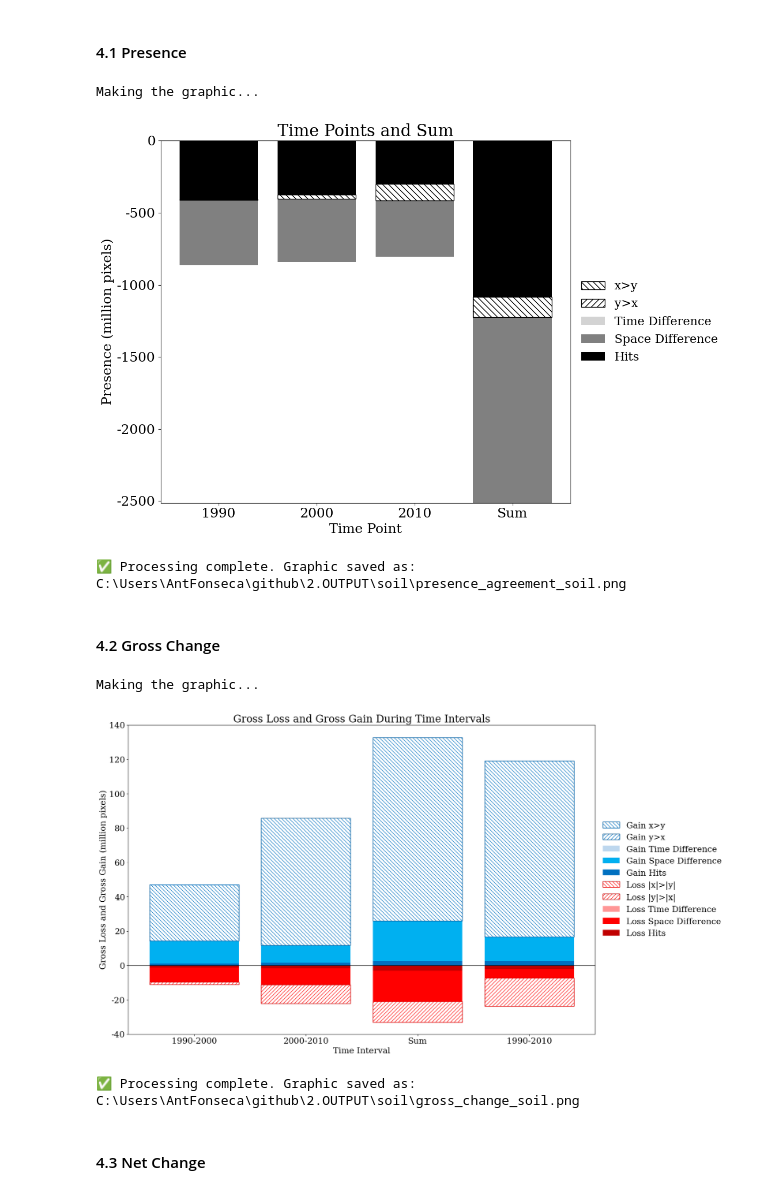
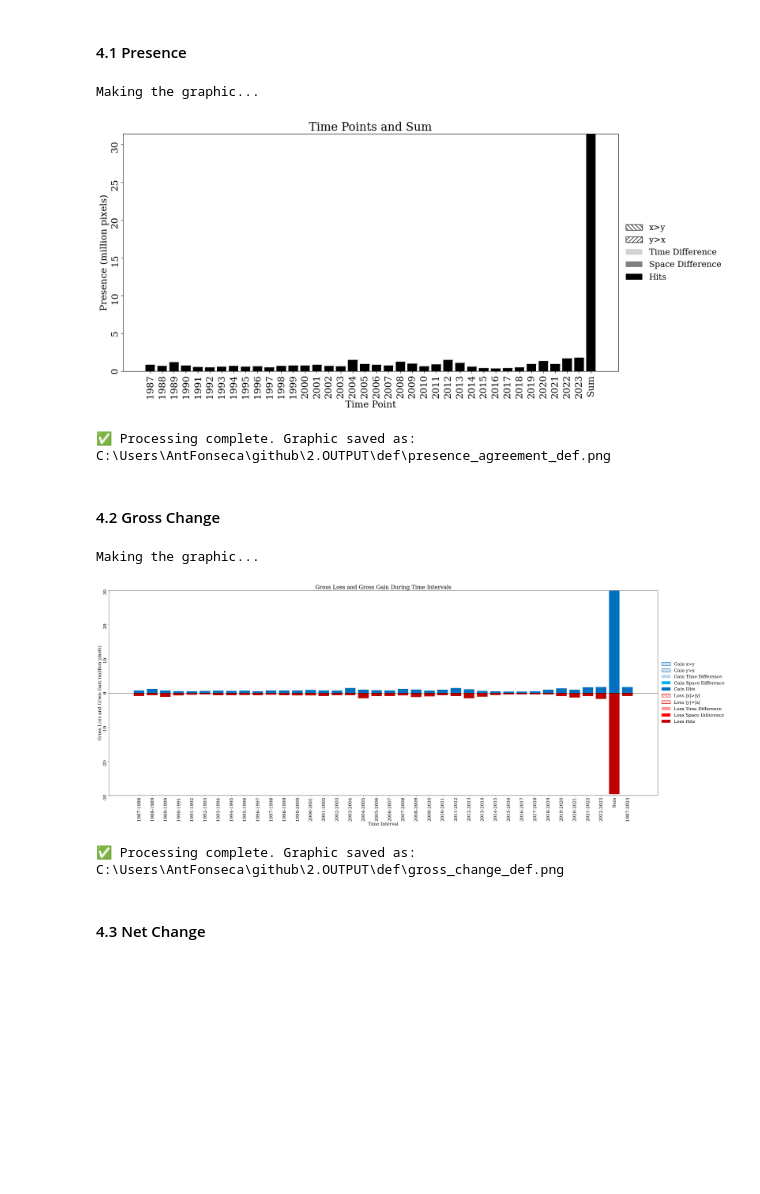
Before and after one commit to antoniovfonseca/compare-time-series, a Jupyter notebook: notebook-time-series-comparison.ipynb, the cells around one changed output. Saved outputs shown, nothing was run; the diff lists cells and outputs as text; code cells hidden in the pictures; blank space fills up the shorter version.

```diff
--- a/notebook-time-series-comparison.ipynb
+++ b/notebook-time-series-comparison.ipynb
@@ -51,11 +51,21 @@ from rasterio.enums import Resampling
 # class_name = "savanna"
 # is_binary_data = True
 
-path_series_x = r"C:\Users\AntFonseca\github\1.INPUT\compare-time-series\soilCol1"
-path_series_y = r"C:\Users\AntFonseca\github\1.INPUT\compare-time-series\soilCol2"
-time_points = [1990, 2000, 2010]
-class_name = "soil"
-is_binary_data = False
+path_series_x = r"C:\Users\AntFonseca\github\1.INPUT\deforestation\westernCol9"
+path_series_y = r"C:\Users\AntFonseca\github\1.INPUT\deforestation\westernCol9"
+# time_points = [2008, 2009, 2010, 2011, 2012,
+#                2013, 2014, 2015, 2016, 2017,
+#                2018, 2019, 2020, 2021, 2022,
+#                2023]
+time_points = list(range(1987, 2024))
+class_name = "def"
+is_binary_data = True
+
+# path_series_x = r"C:\Users\AntFonseca\github\1.INPUT\compare-time-series\soilCol1"
+# path_series_y = r"C:\Users\AntFonseca\github\1.INPUT\compare-time-series\soilCol2"
+# time_points = [1990, 2000, 2010]
+# class_name = "soil"
+# is_binary_data = False
 
 # path_series_x = r"C:\Users\AntFonseca\github\1.INPUT\compare-time-series\toydata\x"
 # path_series_y = r"C:\Users\AntFonseca\github\1.INPUT\compare-time-series\toydata\y"
@@ -69,6 +79,6 @@ if not os.path.exists(output_path):
     os.makedirs(output_path)
 
 # NoData values
-nodata_value = -32768 #-32768
+nodata_value = 255 #-32768
 
 print("✅ Parameters successfully defined.")
@@ -513,7 +540,7 @@ false_alarms = [
 # -----------------------------------------------------------------------------
 # 1.3 Figure setup
 # -----------------------------------------------------------------------------
-fig, ax = plt.subplots(figsize=(14, 8))
+fig, ax = plt.subplots(figsize=(20, 8))
 
 bottom = np.zeros(len(labels))
 
@@ -616,7 +643,8 @@ ax.set_xlabel(
 ax.tick_params(
     axis="both",
     which="major",
-    labelsize=18
+    labelsize=18,
+    rotation=90
 )
 
 # =============================================================================
@@ -644,39 +672,44 @@ ax.set_ylabel(
     "Presence (million pixels)",
     fontsize=18
 )
+
+# ax.set_ylim(
+#     0,
+#     45_000_000
+# )
 
 # Option 3: For large values (divide by 1 thousand)
 # def thousands_formatter(y, pos):
 #     return f"{y / 1_000:.0f}"
 
 # ax.yaxis.set_major_formatter(
 #     FuncFormatter(thousands_formatter)
 # )
 # ax.set_ylabel(
 #     "Presence",
 #     fontsize=18
 # )
 
 # =============================================================================
 # 1.7 Save figure
 # =============================================================================
 plt.tight_layout(rect=[0, 0, 0.85, 1])
 
 output_filename = f"presence_agreement_{class_name}.png"
 final_chart_path = os.path.join(output_path, output_filename)
 
 plt.savefig(
     final_chart_path,
     dpi=300
 )
 
 plt.show()
 
 print(f"\n✅ Processing complete. Graphic saved as: {final_chart_path}")
 # %% [output]
 Making the graphic...
-[figure, old version]
+[figure, new version]
-✅ Processing complete. Graphic saved as: C:\Users\AntFonseca\github\2.OUTPUT\soil\presence_agreement_soil.png
+✅ Processing complete. Graphic saved as: C:\Users\AntFonseca\github\2.OUTPUT\def\presence_agreement_def.png
 # %% [markdown]
 #### 4.2 Gross Change
 # %%
@@ -729,7 +762,7 @@ loss_hatch_color = "#FF0000"
 # 1.3 Figure setup
 # -----------------------------------------------------------------------------
 fig, ax = plt.subplots(
-    figsize=(18, 12)
+    figsize=(40, 15)
 )
 
 ax.axhline(
@@ -885,7 +918,8 @@ ax.set_xlabel(
 ax.tick_params(
     axis="both",
     which="major",
-    labelsize=18
+    labelsize=18,
+    rotation=90
 )
 
 # =============================================================================
@@ -906,7 +940,7 @@ ax.tick_params(
 def millions_formatter(y, pos):
     return f"{y / 1_000_000:.0f}"
 ax.yaxis.set_major_formatter(FuncFormatter(millions_formatter))
-ax.set_ylim(-40_000_000, 140_000_000)
+ax.set_ylim(-30_000_000, 30_000_000)
 ax.set_ylabel(
     "Gross Loss and Gross Gain (million pixels)",
     fontsize=18
@@ -916,7 +950,11 @@ ax.set_ylabel(
 # def thousands_formatter(y, pos):
 #     return f"{y / 1_000:.0f}"
 # ax.yaxis.set_major_formatter(FuncFormatter(thousands_formatter))
-# ax.set_ylabel("Gross Loss and Gross Gain (thousand pixels)", fontsize=20)
+# ax.set_ylim(-900_000, 900_000)
+# ax.set_ylabel(
+#     "Gross Loss and Gross Gain (thousand pixels)",
+#     fontsize=20
+# )
 
 # =============================================================================
 # 1.8 Save figure
@@ -934,8 +972,8 @@ plt.show()
 print(f"\n✅ Processing complete. Graphic saved as: {final_path}")
 # %% [output]
 Making the graphic...
-[figure, old version]
+[figure, new version]
-✅ Processing complete. Graphic saved as: C:\Users\AntFonseca\github\2.OUTPUT\soil\gross_change_soil.png
+✅ Processing complete. Graphic saved as: C:\Users\AntFonseca\github\2.OUTPUT\def\gross_change_def.png
 # %% [markdown]
 #### 4.3 Net Change
 # %%
```
Also changed, not shown: parts of 15 cells of this notebook.
